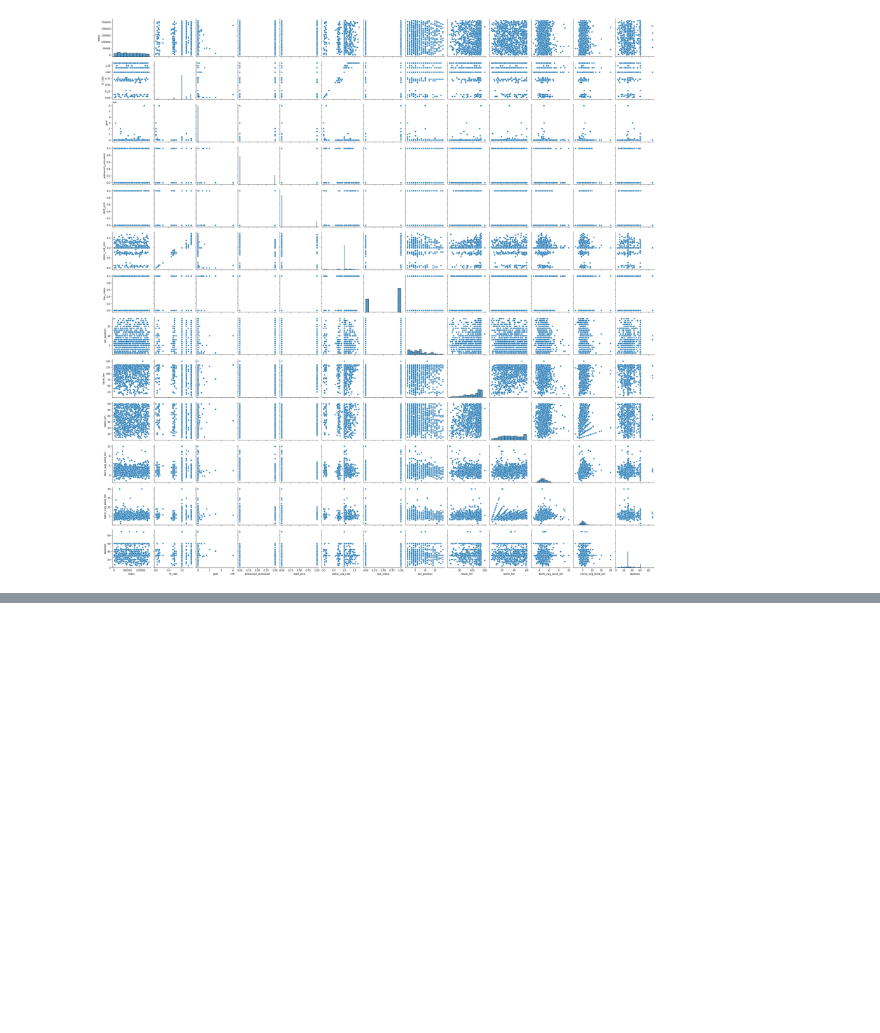
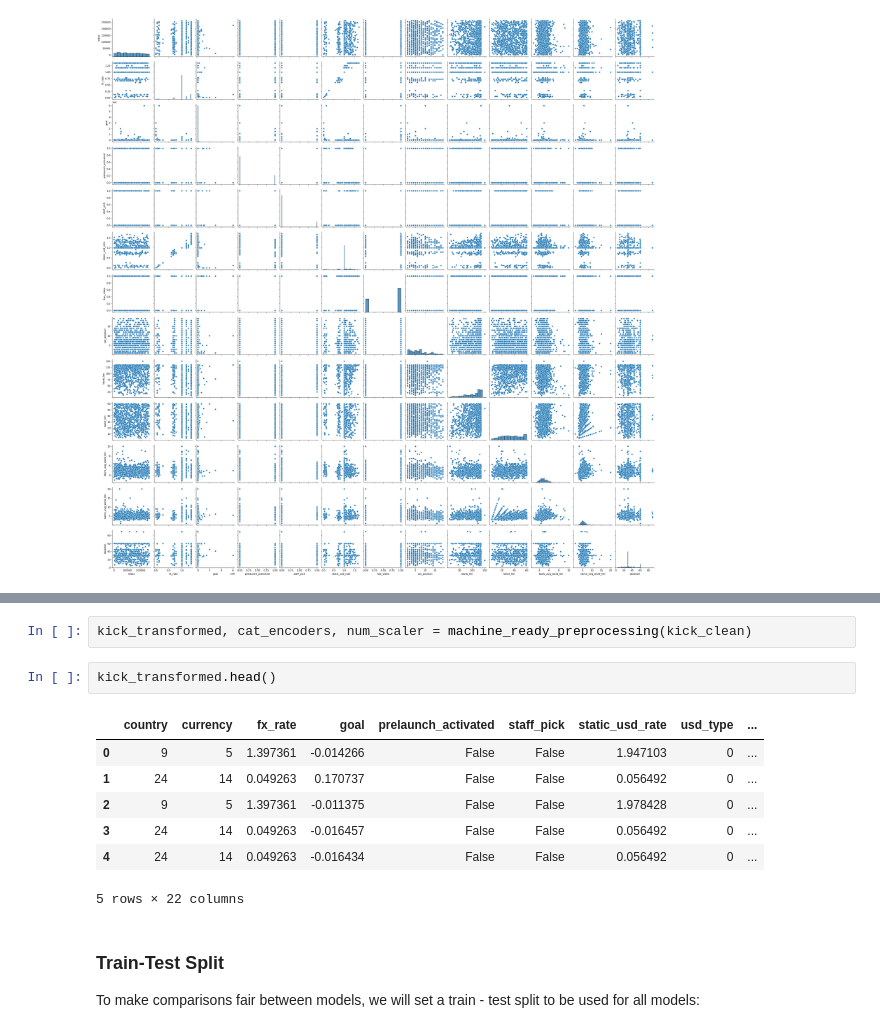
Before and after one commit to DVDMVN/CMSE802_PROJECT, a Jupyter notebook: notebooks/exploration.ipynb, the cells around one changed output, grey strips where cells are left out. Drawn from its saved outputs; the diff is of its cells as text; blank space fills up the shorter version.

Commit message:
Finished intermediate analysis
Finished intermediate analysis checkpoint:
- need documentation
- need test functions
- need to write progress report

```diff
--- a/notebooks/exploration.ipynb
+++ b/notebooks/exploration.ipynb
@@ -1264,0 +1298,16 @@ We want to perform the following visualizations:
+# %%
+kick_transformed, cat_encoders, num_scaler = machine_ready_preprocessing(kick_clean)
+# %%
+kick_transformed.head()
+# %% [output]
+|  | country | currency | fx_rate | goal | prelaunch_activated | staff_pick | static_usd_rate | usd_type | ... |
+| 0 | 9 | 5 | 1.397361 | -0.014266 | False | False | 1.947103 | 0 | ... |
+| 1 | 24 | 14 | 0.049263 | 0.170737 | False | False | 0.056492 | 0 | ... |
+| 2 | 9 | 5 | 1.397361 | -0.011375 | False | False | 1.978428 | 0 | ... |
+| 3 | 24 | 14 | 0.049263 | -0.016457 | False | False | 0.056492 | 0 | ... |
+| 4 | 24 | 14 | 0.049263 | -0.016434 | False | False | 0.056492 | 0 | ... |
+5 rows × 22 columns
+# %% [markdown]
+### Train-Test Split
+
+To make comparisons fair between models, we will set a train - test split to be used for all models:
```
Also changed, not shown: parts of 19 cells of this notebook, 9 other files.
